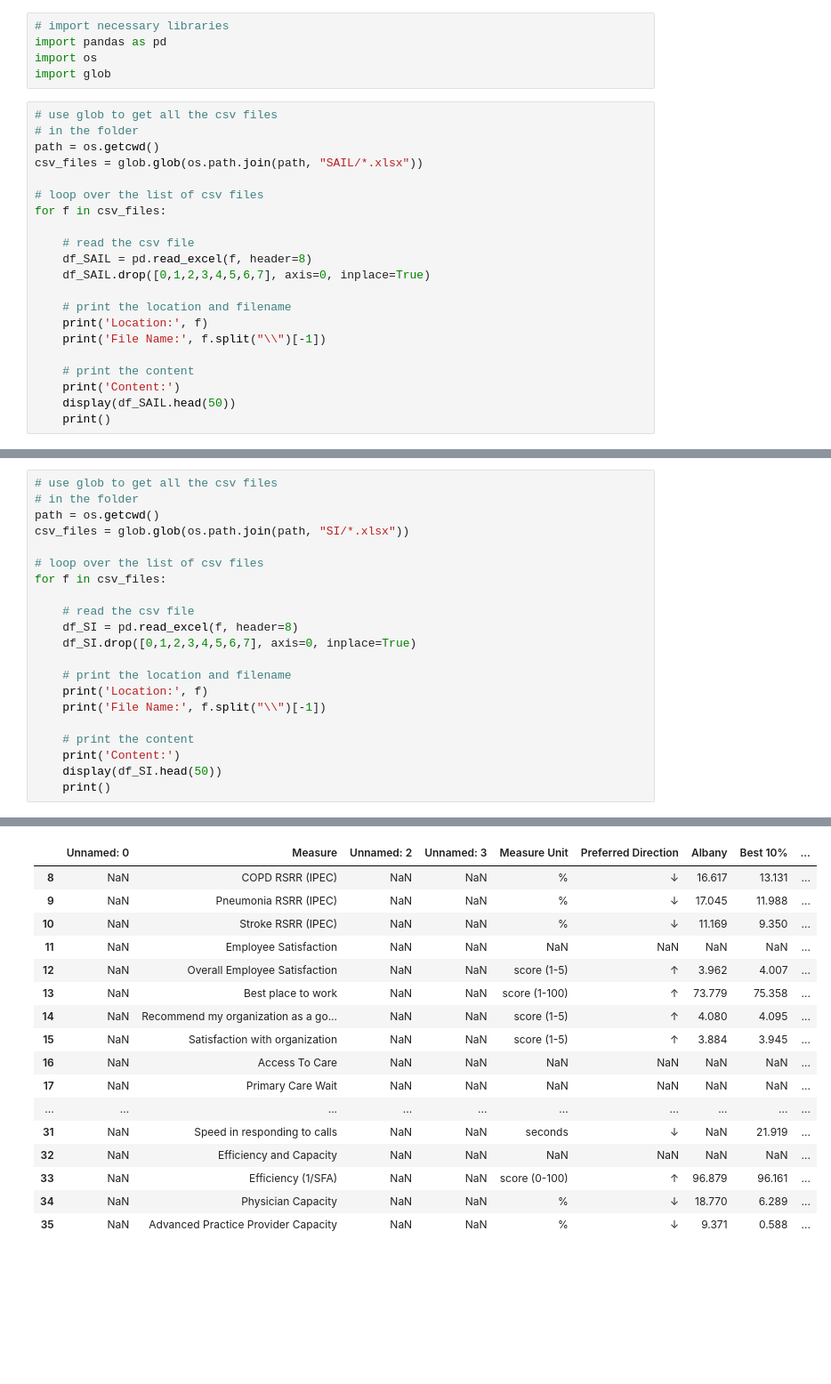
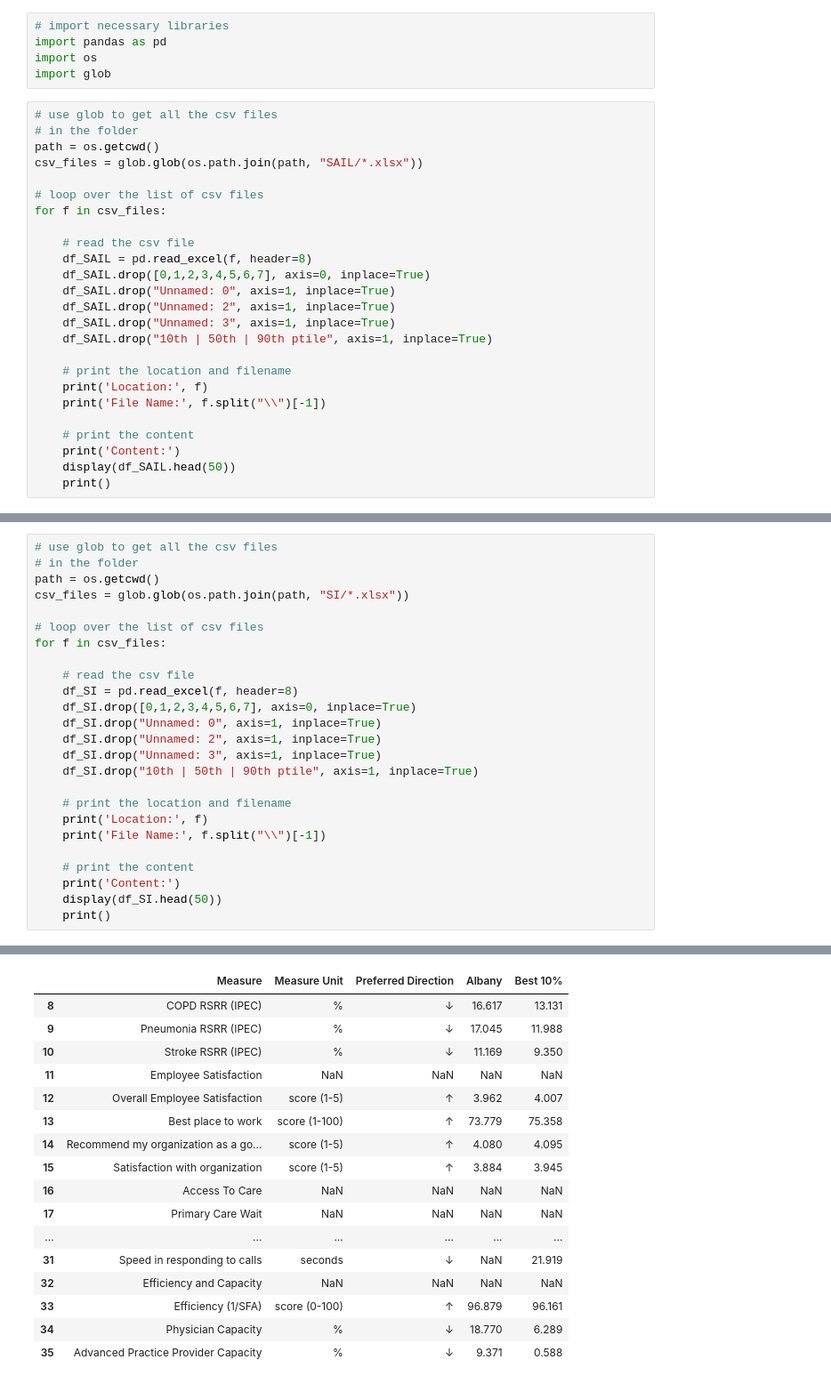
Before and after one commit to DeryaOkulda2012/VA_Analysis, a Jupyter notebook: TEMP_SAIL_FY21_Q1_Q2_Q3_Q4/SAIL_FY21_Q1/Parse_SAIL_ans_SI_Files.ipynb, the cells around one changed output, grey strips where cells are left out. Shown at 89% size. Saved outputs shown, nothing was run; the diff lists cells and outputs as text; blank space fills up the shorter version.

```diff
--- a/TEMP_SAIL_FY21_Q1_Q2_Q3_Q4/SAIL_FY21_Q1/Parse_SAIL_ans_SI_Files.ipynb
+++ b/TEMP_SAIL_FY21_Q1_Q2_Q3_Q4/SAIL_FY21_Q1/Parse_SAIL_ans_SI_Files.ipynb
@@ -15,6 +15,10 @@ for f in csv_files:
     # read the csv file
     df_SAIL = pd.read_excel(f, header=8)
     df_SAIL.drop([0,1,2,3,4,5,6,7], axis=0, inplace=True)
+    df_SAIL.drop("Unnamed: 0", axis=1, inplace=True)
+    df_SAIL.drop("Unnamed: 2", axis=1, inplace=True)
+    df_SAIL.drop("Unnamed: 3", axis=1, inplace=True)
+    df_SAIL.drop("10th | 50th | 90th ptile", axis=1, inplace=True)
 
     # print the location and filename
     print('Location:', f)
@@ -48,44 +52,48 @@ Content:
 # %%
 # use glob to get all the csv files
 # in the folder
 path = os.getcwd()
 csv_files = glob.glob(os.path.join(path, "SI/*.xlsx"))
 
 # loop over the list of csv files
 for f in csv_files:
 
     # read the csv file
     df_SI = pd.read_excel(f, header=8)
     df_SI.drop([0,1,2,3,4,5,6,7], axis=0, inplace=True)
+    df_SI.drop("Unnamed: 0", axis=1, inplace=True)
+    df_SI.drop("Unnamed: 2", axis=1, inplace=True)
+    df_SI.drop("Unnamed: 3", axis=1, inplace=True)
+    df_SI.drop("10th | 50th | 90th ptile", axis=1, inplace=True)
 
     # print the location and filename
     print('Location:', f)
     print('File Name:', f.split("\\")[-1])
 
     # print the content
     print('Content:')
     display(df_SI.head(50))
     print()
 # %% [output]
 Location: C:\CWRU Boot Camp\Final Project\VA_Analysis\Datasets\VA_Hospital_Performance\TEMP_SAIL_FY21_Q1_Q2_Q3_Q4\SAIL_FY21_Q1\SI\20211_Albany_SI.xlsx
 File Name: 20211_Albany_SI.xlsx
 Content:
-|  | Unnamed: 0 | Measure | Unnamed: 2 | Unnamed: 3 | Measure Unit | Preferred Direction | Albany | Best 10% | ... |
-| 8 | NaN | COPD RSRR (IPEC) | NaN | NaN | % | ↓ | 16.617 | 13.131 | ... |
-| 9 | NaN | Pneumonia RSRR (IPEC) | NaN | NaN | % | ↓ | 17.045 | 11.988 | ... |
-| 10 | NaN | Stroke RSRR (IPEC) | NaN | NaN | % | ↓ | 11.169 | 9.350 | ... |
-| 11 | NaN | Employee Satisfaction | NaN | NaN | NaN | NaN | NaN | NaN | ... |
-| 12 | NaN | Overall Employee Satisfaction | NaN | NaN | score (1-5) | ↑ | 3.962 | 4.007 | ... |
-| 13 | NaN | Best place to work | NaN | NaN | score (1-100) | ↑ | 73.779 | 75.358 | ... |
-| 14 | NaN | Recommend my organization as a go... | NaN | NaN | score (1-5) | ↑ | 4.080 | 4.095 | ... |
-| 15 | NaN | Satisfaction with organization | NaN | NaN | score (1-5) | ↑ | 3.884 | 3.945 | ... |
-| 16 | NaN | Access To Care | NaN | NaN | NaN | NaN | NaN | NaN | ... |
-| 17 | NaN | Primary Care Wait | NaN | NaN | NaN | NaN | NaN | NaN | ... |
-| ... | ... | ... | ... | ... | ... | ... | ... | ... | ... |
-| 31 | NaN | Speed in responding to calls | NaN | NaN | seconds | ↓ | NaN | 21.919 | ... |
-| 32 | NaN | Efficiency and Capacity | NaN | NaN | NaN | NaN | NaN | NaN | ... |
-| 33 | NaN | Efficiency (1/SFA) | NaN | NaN | score (0-100) | ↑ | 96.879 | 96.161 | ... |
-| 34 | NaN | Physician Capacity | NaN | NaN | % | ↓ | 18.770 | 6.289 | ... |
-| 35 | NaN | Advanced Practice Provider Capacity | NaN | NaN | % | ↓ | 9.371 | 0.588 | ... |
+|  | Measure | Measure Unit | Preferred Direction | Albany | Best 10% |
+| 8 | COPD RSRR (IPEC) | % | ↓ | 16.617 | 13.131 |
+| 9 | Pneumonia RSRR (IPEC) | % | ↓ | 17.045 | 11.988 |
+| 10 | Stroke RSRR (IPEC) | % | ↓ | 11.169 | 9.350 |
+| 11 | Employee Satisfaction | NaN | NaN | NaN | NaN |
+| 12 | Overall Employee Satisfaction | score (1-5) | ↑ | 3.962 | 4.007 |
+| 13 | Best place to work | score (1-100) | ↑ | 73.779 | 75.358 |
+| 14 | Recommend my organization as a go... | score (1-5) | ↑ | 4.080 | 4.095 |
+| 15 | Satisfaction with organization | score (1-5) | ↑ | 3.884 | 3.945 |
+| 16 | Access To Care | NaN | NaN | NaN | NaN |
+| 17 | Primary Care Wait | NaN | NaN | NaN | NaN |
+| ... | ... | ... | ... | ... | ... |
+| 31 | Speed in responding to calls | seconds | ↓ | NaN | 21.919 |
+| 32 | Efficiency and Capacity | NaN | NaN | NaN | NaN |
+| 33 | Efficiency (1/SFA) | score (0-100) | ↑ | 96.879 | 96.161 |
+| 34 | Physician Capacity | % | ↓ | 18.770 | 6.289 |
+| 35 | Advanced Practice Provider Capacity | % | ↓ | 9.371 | 0.588 |
 # %%
 df_SAIL_SI = pd.concat([df_SAIL, df_SI])
```
Also changed, not shown: parts of 3 cells of this notebook.
